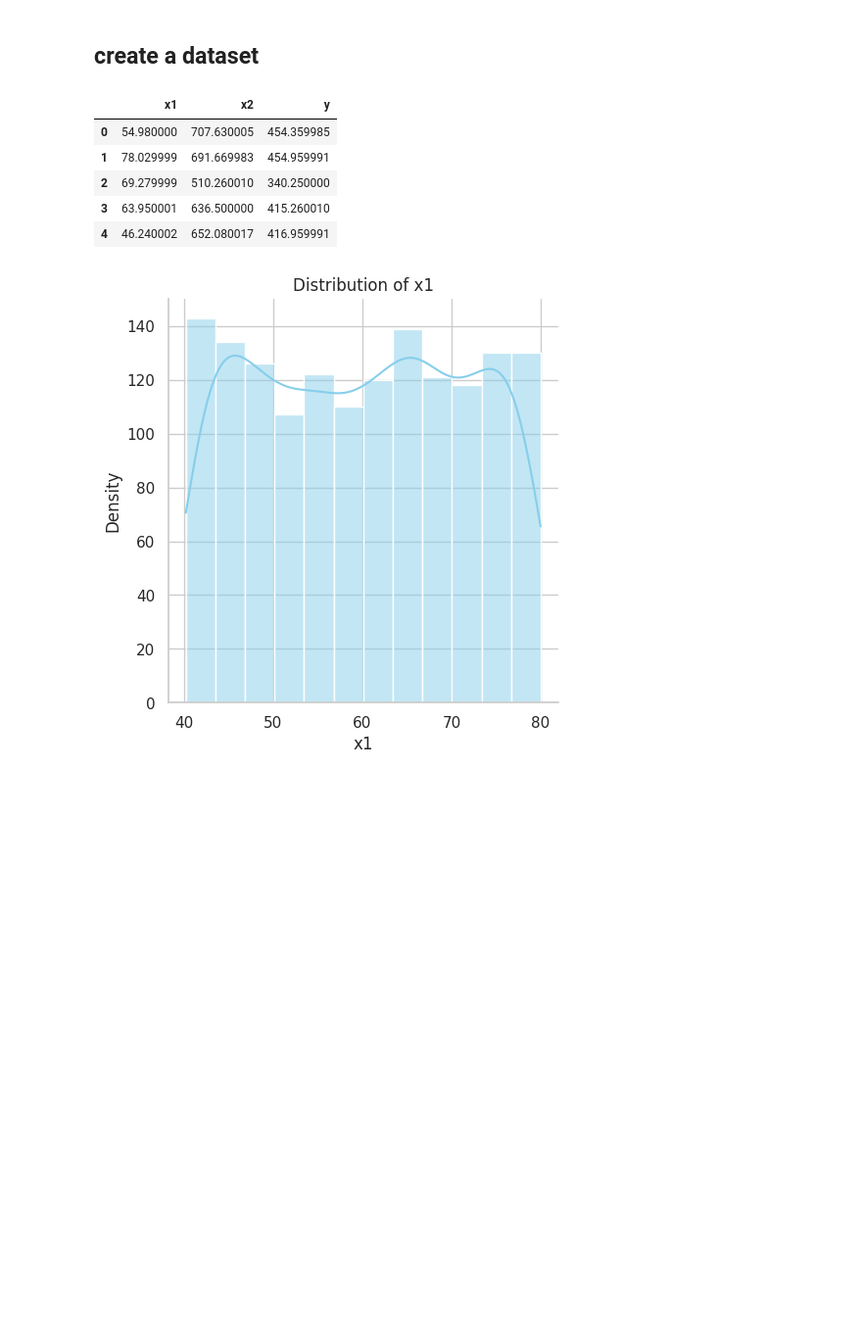
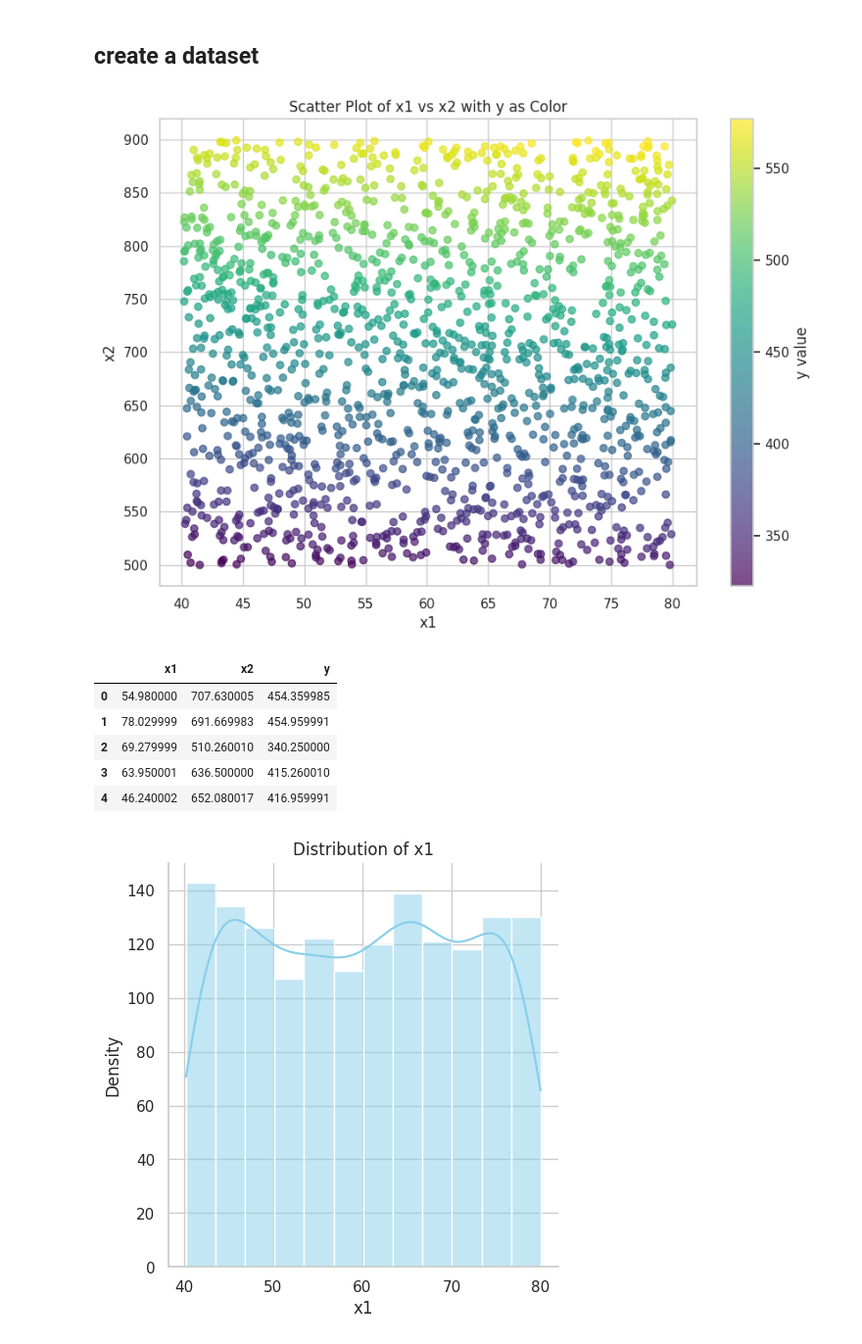
Before and after one commit to IrfanKpm/machine-learning-diaries, a Jupyter notebook: TensorFlow/_007_neural_network_regression_model.ipynb, the cells around one changed output. Shown: that part at 98% size. Drawn from its saved outputs; the diff is of its cells as text; code cells hidden in the pictures; blank space fills up the shorter version.

```diff
--- a/TensorFlow/_007_neural_network_regression_model.ipynb
+++ b/TensorFlow/_007_neural_network_regression_model.ipynb
@@ -19,6 +19,18 @@ noise = np.round(np.random.uniform(4, 8, 1500), 2).astype(np.float32)
 # %%
 # Calculate y = x1 * 0.42 + x2 * 0.6 + noise
 y = np.round(x1 * 0.42 + x2 * 0.6 + noise, 2)
+# %%
+# Plotting
+plt.figure(figsize=(10, 7))
+sc = plt.scatter(x1, x2, c=y, cmap='viridis', alpha=0.7)
+plt.colorbar(sc, label='y value')
+plt.xlabel('x1')
+plt.ylabel('x2')
+plt.title('Scatter Plot of x1 vs x2 with y as Color')
+plt.grid(True)
+plt.show()
+# %% [output]
+[figure, added]
 # %%
 df = pd.DataFrame({"x1":x1,"x2":x2,"y":y})
 # %%
```
